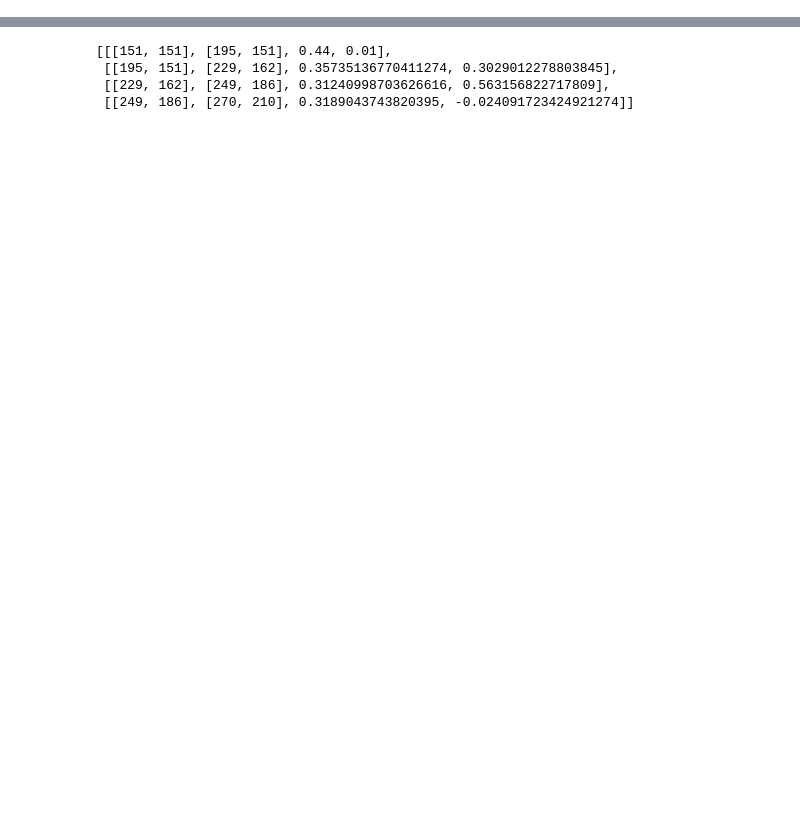
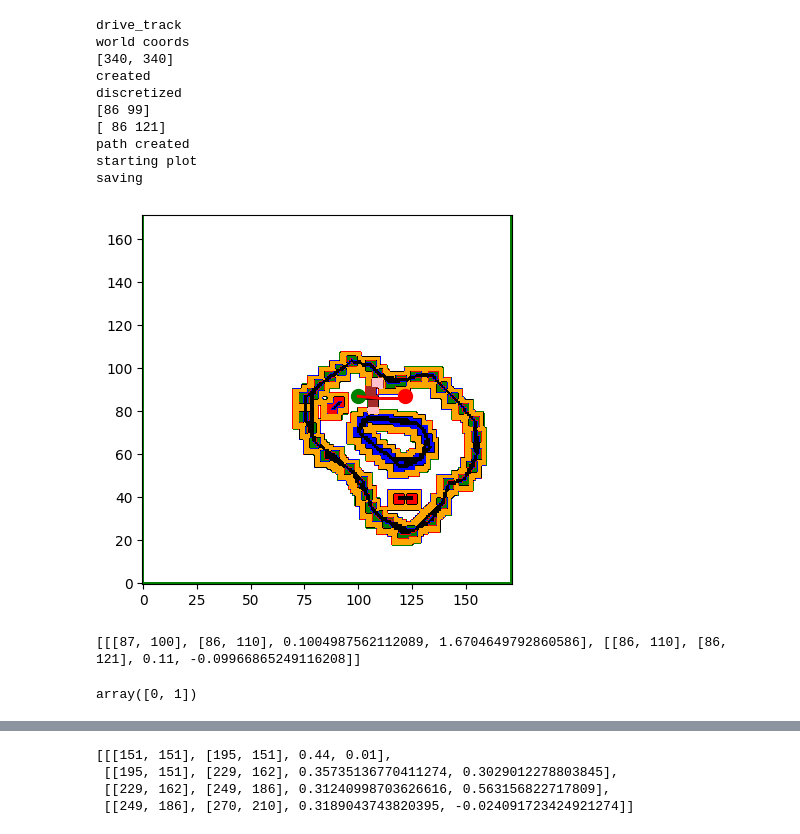
Before and after one commit to maxikingamer/Introduction-to-Computer-Vision-and-Robotics, a Jupyter notebook: robot-code/test.ipynb, the cells around one changed output, grey strips where cells are left out. Saved outputs shown, nothing was run; the diff lists cells and outputs as text; code cells hidden in the pictures; blank space fills up the shorter version.

```diff
--- a/robot-code/test.ipynb
+++ b/robot-code/test.ipynb
@@ -67,0 +107,71 @@ trajectory = [[[151, 151], [195, 151], 0.44, 0.01],
+# %%
+def drive_track(vehicle,landmarks):
+    print('drive_track')
+    grid_size = 2
+    size_x = int((max(landmarks[:,0])-min(landmarks[:,0]))+10)
+    size_y = int((max(landmarks[:,1])-min(landmarks[:,1]))+10)
+    world_coords=[max(size_x, size_y)*2, max(size_x, size_y)*2]
+    print('world coords')
+    print(world_coords)
+    discretizer = Discretizer(landmarks, grid_size=grid_size, world_coords=world_coords)
+    print('created')
+    discretizer.createMap(surrounding=6)
+    print('discretized')
+    middle_point = np.array([int(world_coords[0]/2), int(world_coords[1]/2)])
+    start = np.array([1,1]) + ((np.array([0,27]) + middle_point)/grid_size).astype(int)
+    end = np.array([1,1]) + ((np.array([0,70]) + middle_point)/grid_size).astype(int)
+    print(start)
+    print(end)
+    a_star = A_Star(list(start), list(end), discretizer.world_map.transpose(1,0))
+    path = a_star.find_path()
+    print('path created')
+    trajectory = a_star.plan_trajectory(3)
+
+    print('starting plot')
+    cmap = colors.ListedColormap(['white', 'green', 'red', 'blue', 'black', 'orange', 'brown', 'pink'])
+    plt.figure('Shortest path')
+    plt.imshow(a_star.world_map + discretizer.mask.transpose(1,0), origin="lower", cmap=cmap, vmin=0, vmax=7)
+    plt.plot(path[1],path[0], color="black", lw=2)
+    plt.plot(a_star.start[1]+1,a_star.start[0]+1,'g.',markersize=20)
+    plt.plot(a_star.goal[1]+1,a_star.goal[0]+1,'r.',markersize=20)
+
+    print('saving')
+    plt.savefig('initial_map.png')
+
+    for move in trajectory:
+        plt.plot([move[0][1], move[1][1]], [move[0][0], move[1][0]], color="red", lw=2)
+
+    plt.show()
+    print(trajectory)
+
+landmarks = np.loadtxt("landmarks.csv", delimiter=",")
+drive_track(None, landmarks)
+# %% [output]
+drive_track
+world coords
+[340, 340]
+created
+discretized
+[86 99]
+[ 86 121]
+path created
+starting plot
+saving
+[figure, added]
+[[[87, 100], [86, 110], 0.1004987562112089, 1.6704649792860586], [[86, 110], [86, 121], 0.11, -0.09966865249116208]]
+# %%
+import numpy as np
+from discretizer import Discretizer
+from a_star import A_Star
+import matplotlib.pyplot as plt
+import ev3_dc as ev3
+from matplotlib import colors
+
+world_coords=[300,300]
+landmarks = np.loadtxt("landmarks.csv", delimiter=",")
+discretizer = Discretizer(landmarks, world_coords=world_coords)
+discretizer.createMap(surrounding=12)
+bin_map = np.where(discretizer.world_map >= 1, 1,0)
+np.unique(bin_map)
+# %% [output]
+array([0, 1])
```
Also changed, not shown: parts of 19 cells of this notebook, 15 other files.
